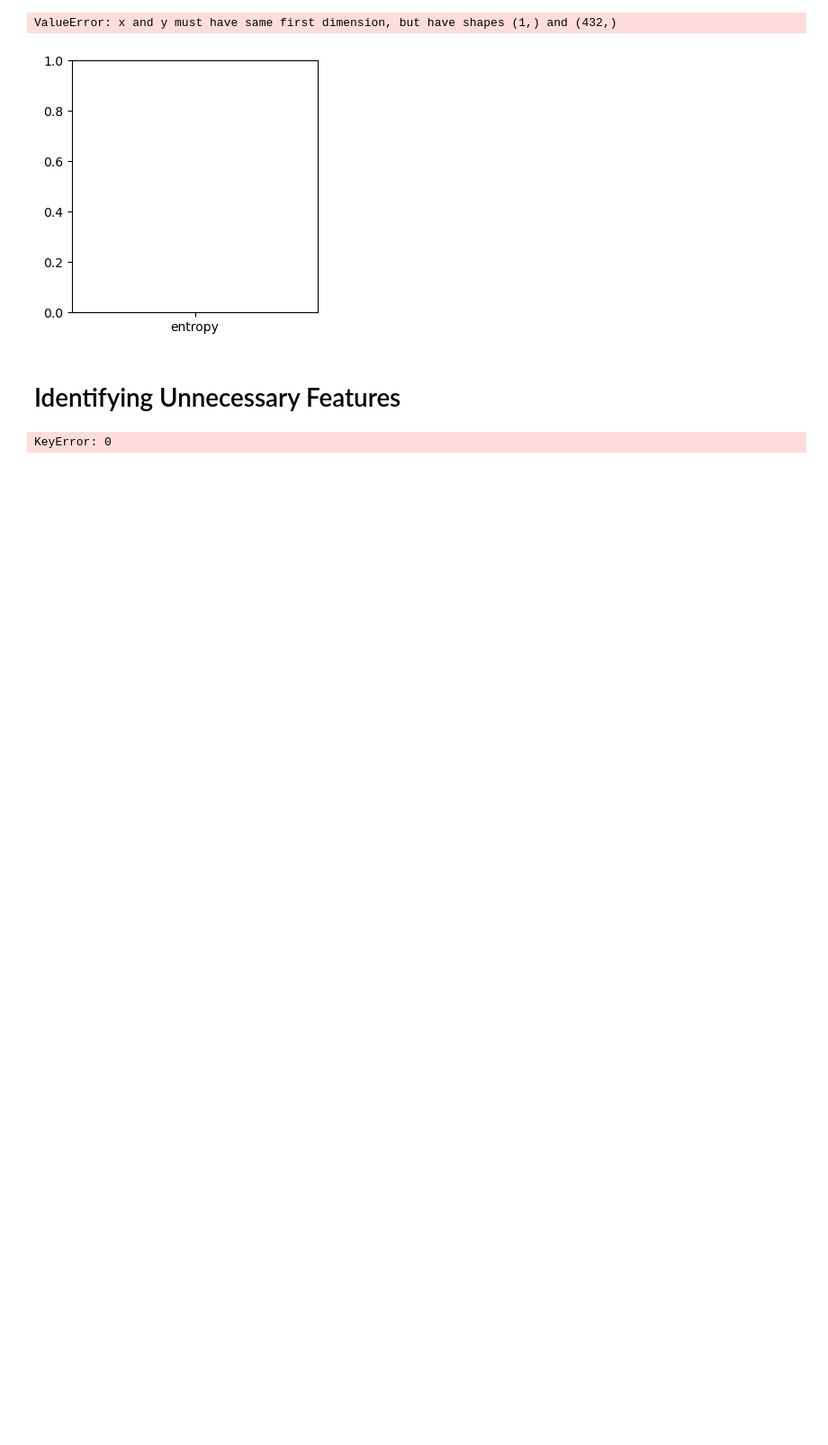
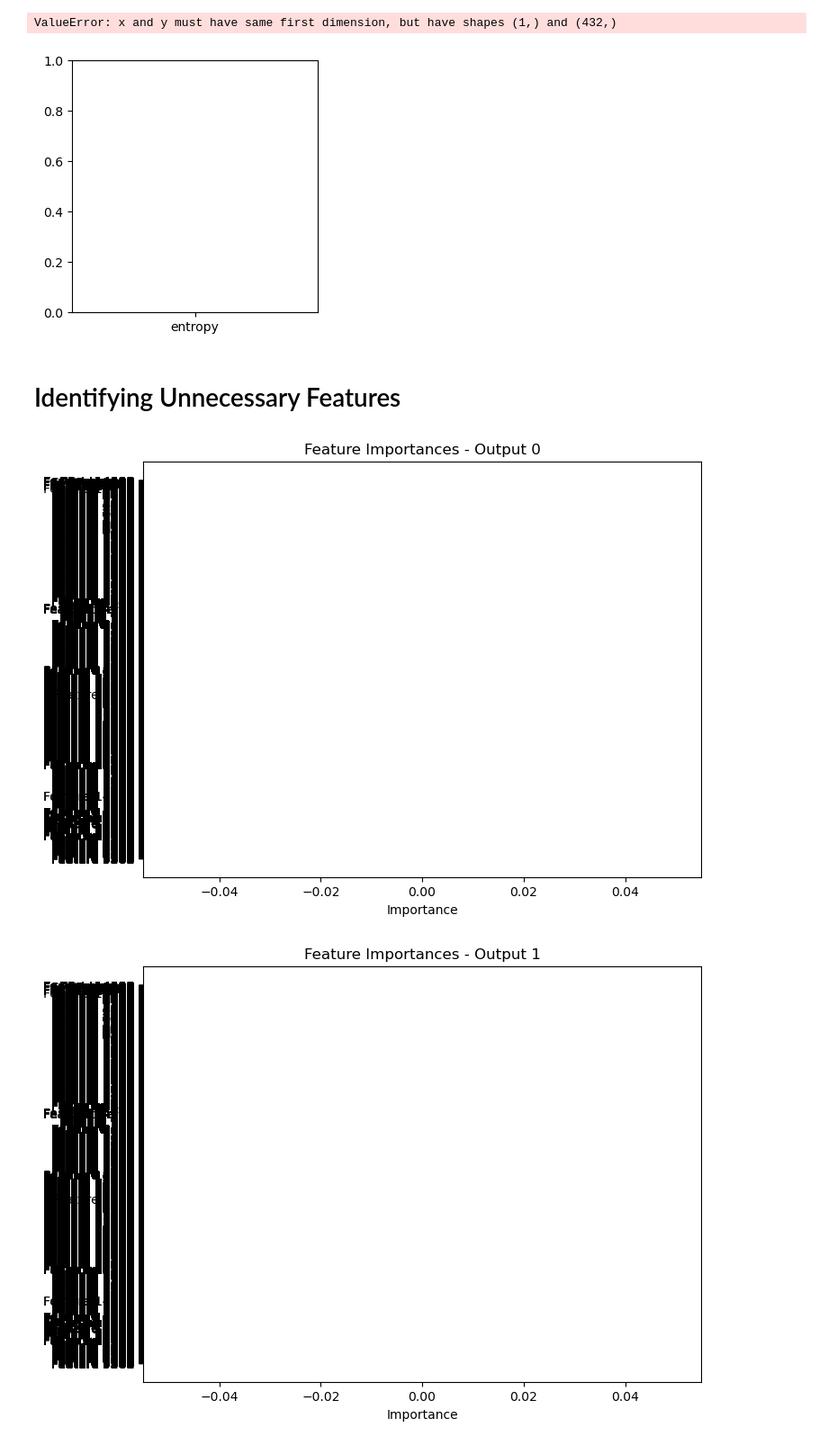
Before and after one commit to SoSaraiva/DACO, a Jupyter notebook: decisionTree.ipynb, the cells around one changed output. Shown at 90% size. Cells and saved outputs as stored; diff of their text form; code cells hidden in the pictures; blank space fills up the shorter version.

```diff
--- a/decisionTree.ipynb
+++ b/decisionTree.ipynb
@@ -92,8 +90,7 @@ X_train, X_test, y_train, y_test = train_test_split(X, y, train_size=0.75,  rand
 # %%
 # Select and train model of classifier
 
-dt = MultiOutputClassifier(tree.DecisionTreeClassifier(splitter = 'random', random_state = 1))
-# evaluate the change of the criterion from gini to entropy?
+dt = MultiOutputClassifier(tree.DecisionTreeClassifier(criterion= 'gini', max_depth= 10, max_features= None, min_samples_leaf= 1, min_samples_split= 10, splitter = 'random', random_state = 1))
 
 dt.fit(X_train, y_train)
 
@@ -242,21 +239,31 @@ ValueError: x and y must have same first dimension, but have shapes (1,) and (43
 [figure]
 # %% [markdown]
 # Identifying Unnecessary Features
-# %%
-import seaborn as sns
-
-num_outputs = len(y_test[0])  # Assuming y_test is a list of arrays or a DataFrame with multiple columns
-
-# Create an empty confusion matrix to aggregate results for each output
-aggregate_cm = np.zeros((num_outputs, num_outputs), dtype=int)
-
-# Iterate through each output and calculate confusion matrix
-for i in range(num_outputs):
-    cm_i = confusion_matrix(y_test[:, i], y_pred[:, i])
-    aggregate_cm += cm_i
-
-# Create a heatmap for the aggregated confusion matrix
-sns.heatmap(aggregate_cm, annot=True, fmt="d", cmap="Blues", annot_kws={"size": 14})
-plt.show()
-# %% [output]
-KeyError: 0
+# %%
+from sklearn.tree import DecisionTreeClassifier
+from sklearn.multioutput import MultiOutputClassifier
+
+
+base_classifiers = dt.estimators_
+
+# Get feature importances for each base classifier
+feature_importances_list = [estimator.feature_importances_ for estimator in base_classifiers]
+
+# Assuming feature_names is a list of your feature names
+# Replace this with the actual list of feature names in your dataset
+feature_names = [f"Feature {i}" for i in range(len(feature_importances_list[0]))]
+
+# Sort features based on their importance for better visualization
+sorted_indices = np.argsort(np.mean(feature_importances_list, axis=0))
+sorted_feature_names = [feature_names[i] for i in sorted_indices]
+sorted_feature_importances_list = [feature_importance[i] for i in sorted_indices]
+
+for i, feature_importance in enumerate(feature_importances_list):
+    plt.figure(figsize=(8, 6))
+    plt.barh(sorted_feature_names, sorted_feature_importances_list[i])
+    plt.title(f"Feature Importances - Output {i}")
+    plt.xlabel("Importance")
+    plt.show()
+# %% [output]
+[figure, added]
+[figure, added]
```
Also changed, not shown: parts of 3 cells of this notebook, 1 other file.
